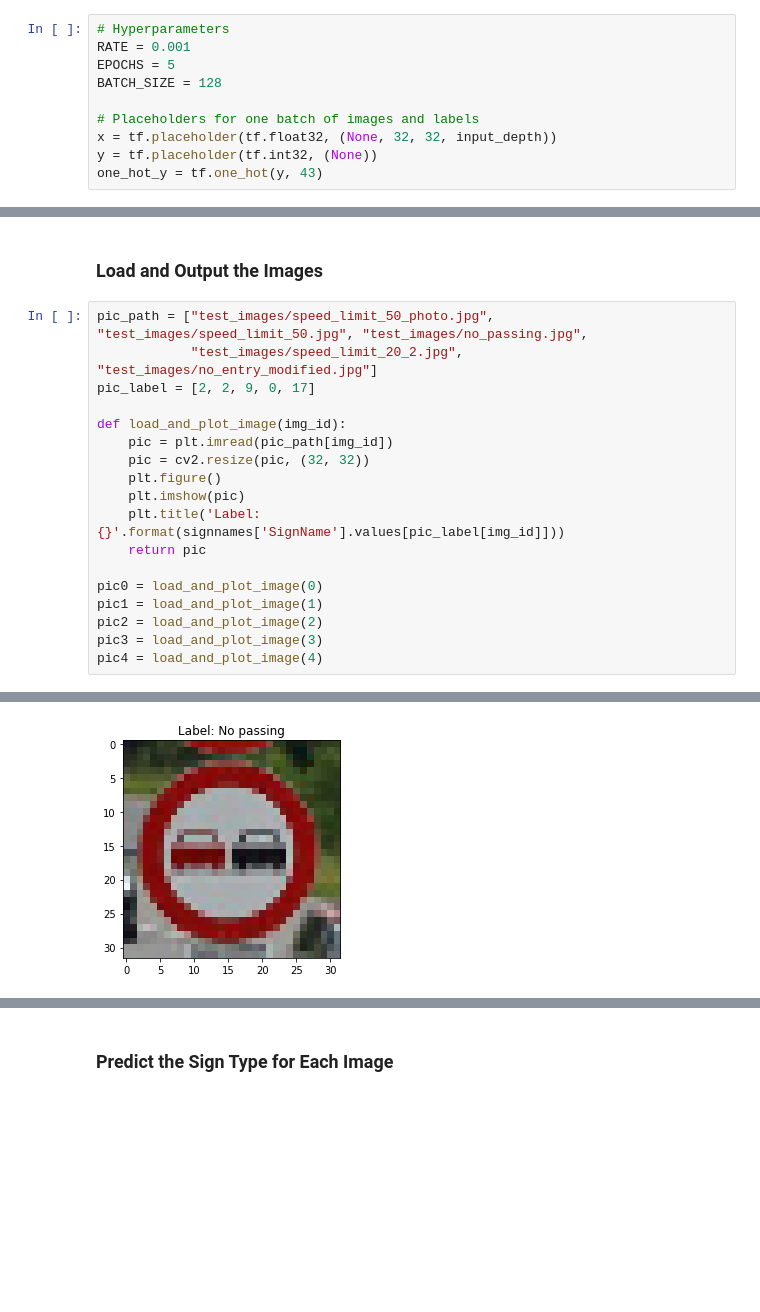
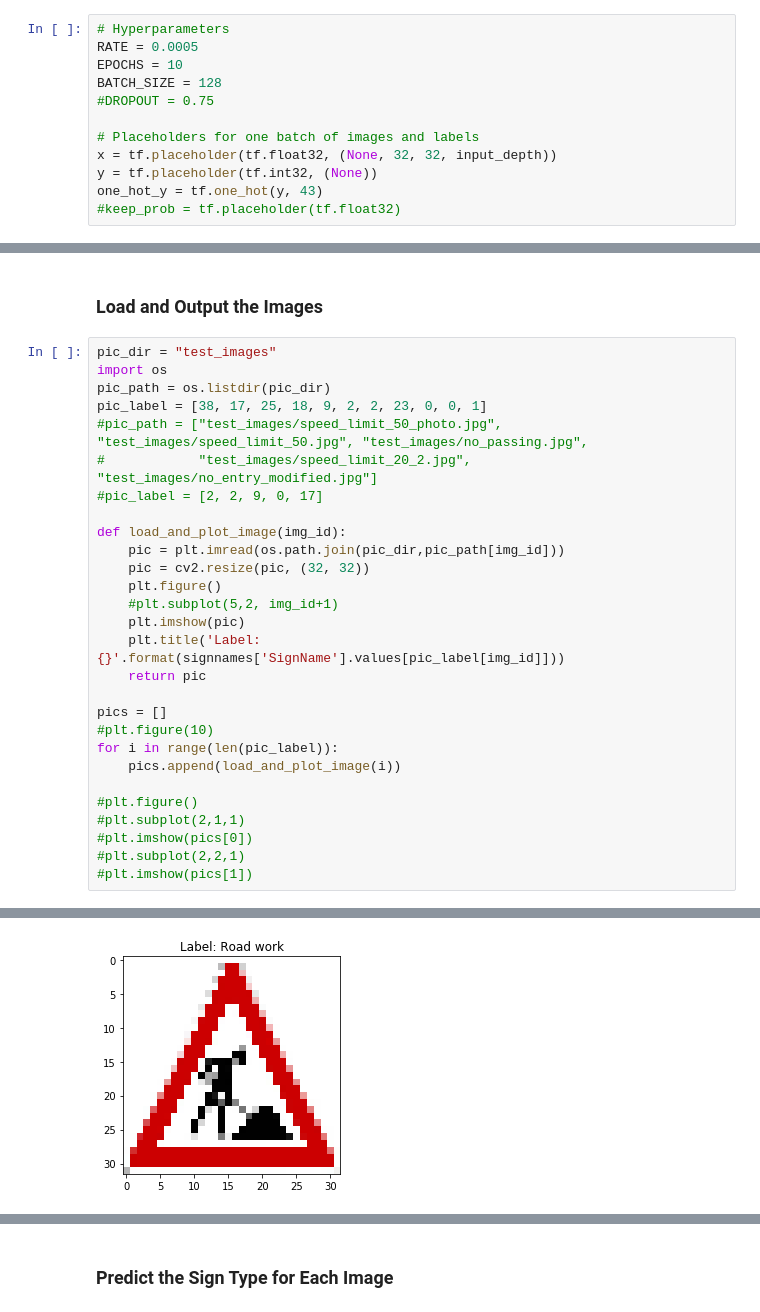
Before and after one commit to heliotropium72/traffic_sign_classifier, a Jupyter notebook: Traffic_Sign_Classifier.ipynb, the cells around one changed output, grey strips where cells are left out. Drawn from its saved outputs; the diff is of its cells as text; blank space fills up the shorter version.

```diff
--- a/Traffic_Sign_Classifier.ipynb
+++ b/Traffic_Sign_Classifier.ipynb
@@ -366,14 +378,16 @@ A validation set can be used to assess how well the model is performing. A low a
 sets imply underfitting. A high accuracy on the training set but low accuracy on the validation set implies overfitting.
 # %%
 # Hyperparameters
-RATE = 0.001
-EPOCHS = 5
+RATE = 0.0005
+EPOCHS = 10
 BATCH_SIZE = 128
+#DROPOUT = 0.75
 
 # Placeholders for one batch of images and labels
 x = tf.placeholder(tf.float32, (None, 32, 32, input_depth))
 y = tf.placeholder(tf.int32, (None))
 one_hot_y = tf.one_hot(y, 43)
+#keep_prob = tf.placeholder(tf.float32)
 # %% [markdown]
 ### Training pipeline
 # %%
@@ -464,21 +477,31 @@ To check how the model is working, several traffic sign images were downloaded f
 # %% [markdown]
 ### Load and Output the Images
 # %%
-pic_path = ["test_images/speed_limit_50_photo.jpg", "test_images/speed_limit_50.jpg", "test_images/no_passing.jpg",
-            "test_images/speed_limit_20_2.jpg", "test_images/no_entry_modified.jpg"]
-pic_label = [2, 2, 9, 0, 17]
+pic_dir = "test_images"
+import os
+pic_path = os.listdir(pic_dir)
+pic_label = [38, 17, 25, 18, 9, 2, 2, 23, 0, 0, 1]
+#pic_path = ["test_images/speed_limit_50_photo.jpg", "test_images/speed_limit_50.jpg", "test_images/no_passing.jpg",
+#            "test_images/speed_limit_20_2.jpg", "test_images/no_entry_modified.jpg"]
+#pic_label = [2, 2, 9, 0, 17]
 
 def load_and_plot_image(img_id):
-    pic = plt.imread(pic_path[img_id])
+    pic = plt.imread(os.path.join(pic_dir,pic_path[img_id]))
     pic = cv2.resize(pic, (32, 32))
     plt.figure()
+    #plt.subplot(5,2, img_id+1)
     plt.imshow(pic)
     plt.title('Label: {}'.format(signnames['SignName'].values[pic_label[img_id]]))
     return pic
 
-pic0 = load_and_plot_image(0)
-pic1 = load_and_plot_image(1)
-pic2 = load_and_plot_image(2)
-pic3 = load_and_plot_image(3)
-pic4 = load_and_plot_image(4)
+pics = []
+#plt.figure(10)
+for i in range(len(pic_label)):
+    pics.append(load_and_plot_image(i))
+
+#plt.figure()
+#plt.subplot(2,1,1)
+#plt.imshow(pics[0])
+#plt.subplot(2,2,1)
+#plt.imshow(pics[1])
 # %% [output]
@@ -487 +510 @@ pic4 = load_and_plot_image(4)
-[figure, old version]
+[figure, new version]
```
Also changed, not shown: parts of 10 cells of this notebook.
